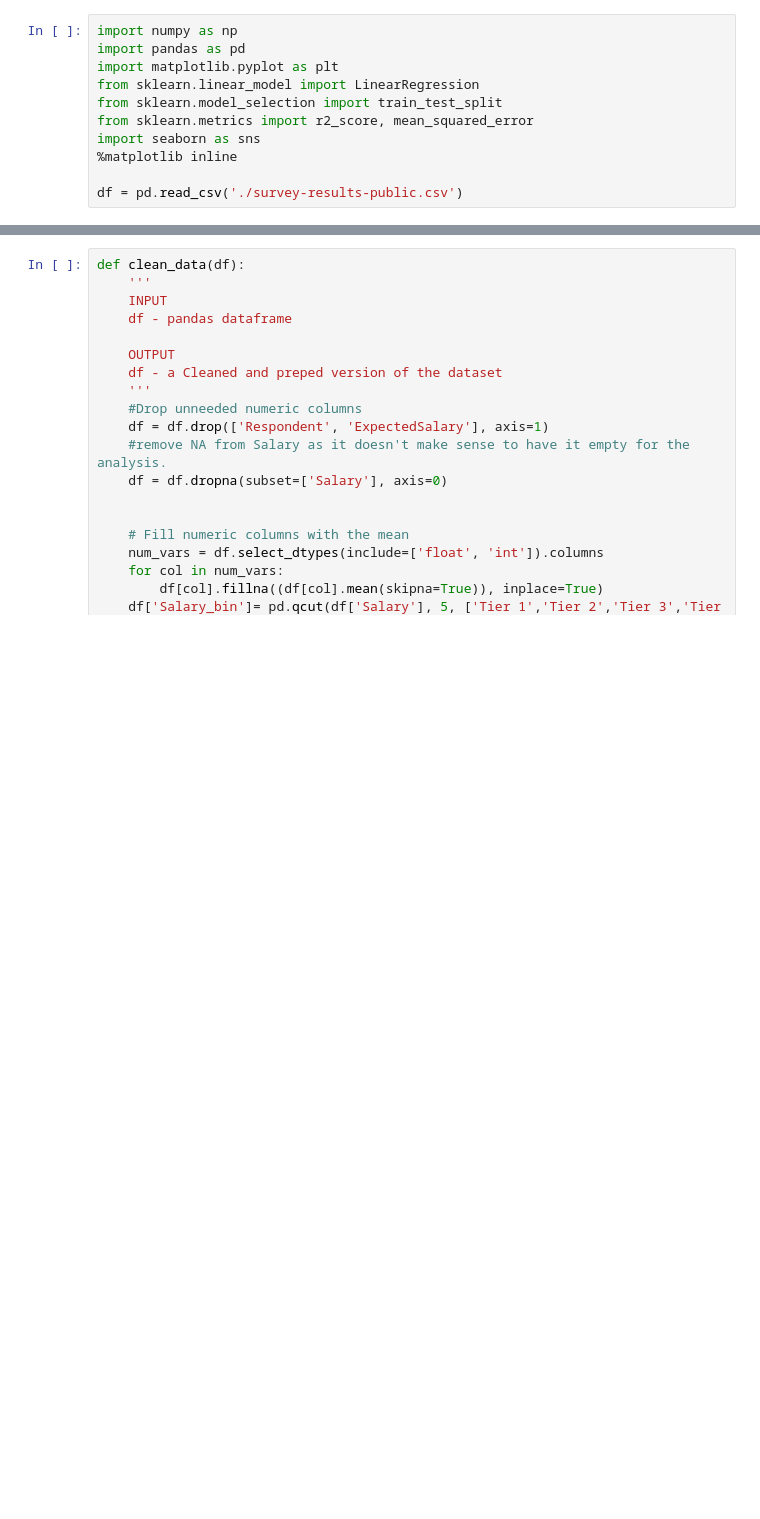
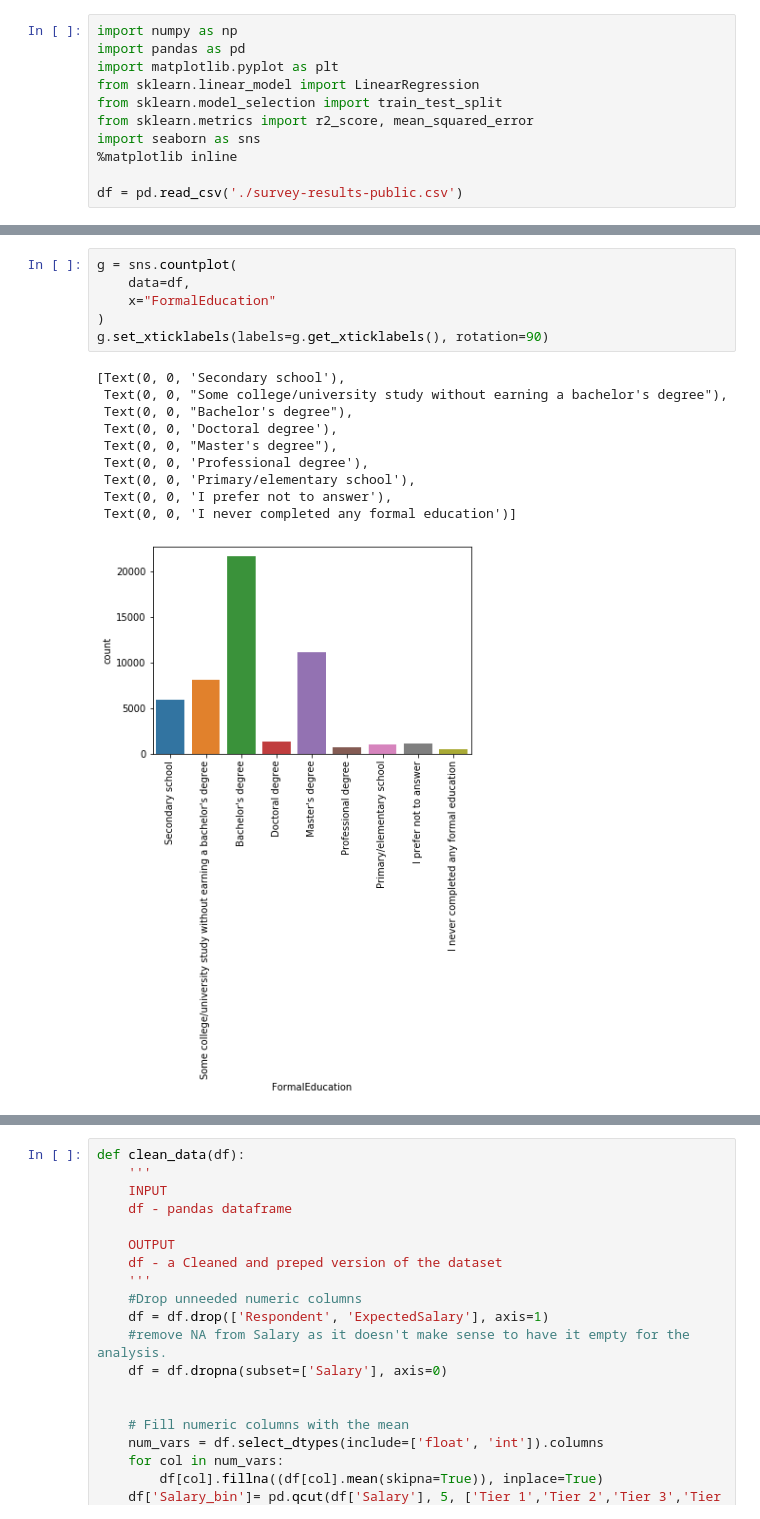
Before and after one commit to bignollo/JobSatisfaction, a Jupyter notebook: Medium Post.ipynb, the cells around one changed output, grey strips where cells are left out. Drawn from its saved outputs; the diff is of its cells as text; blank space fills up the shorter version.

```diff
--- a/Medium Post.ipynb
+++ b/Medium Post.ipynb
@@ -26,0 +57,17 @@ df = pd.read_csv('./survey-results-public.csv')
+# %%
+g = sns.countplot(
+    data=df,
+    x="FormalEducation"
+)
+g.set_xticklabels(labels=g.get_xticklabels(), rotation=90)
+# %% [output]
+[Text(0, 0, 'Secondary school'),
+ Text(0, 0, "Some college/university study without earning a bachelor's degree"),
+ Text(0, 0, "Bachelor's degree"),
+ Text(0, 0, 'Doctoral degree'),
+ Text(0, 0, "Master's degree"),
+ Text(0, 0, 'Professional degree'),
+ Text(0, 0, 'Primary/elementary school'),
+ Text(0, 0, 'I prefer not to answer'),
+ Text(0, 0, 'I never completed any formal education')]
+[figure, added]
```
Also changed, not shown: parts of 15 cells of this notebook.
